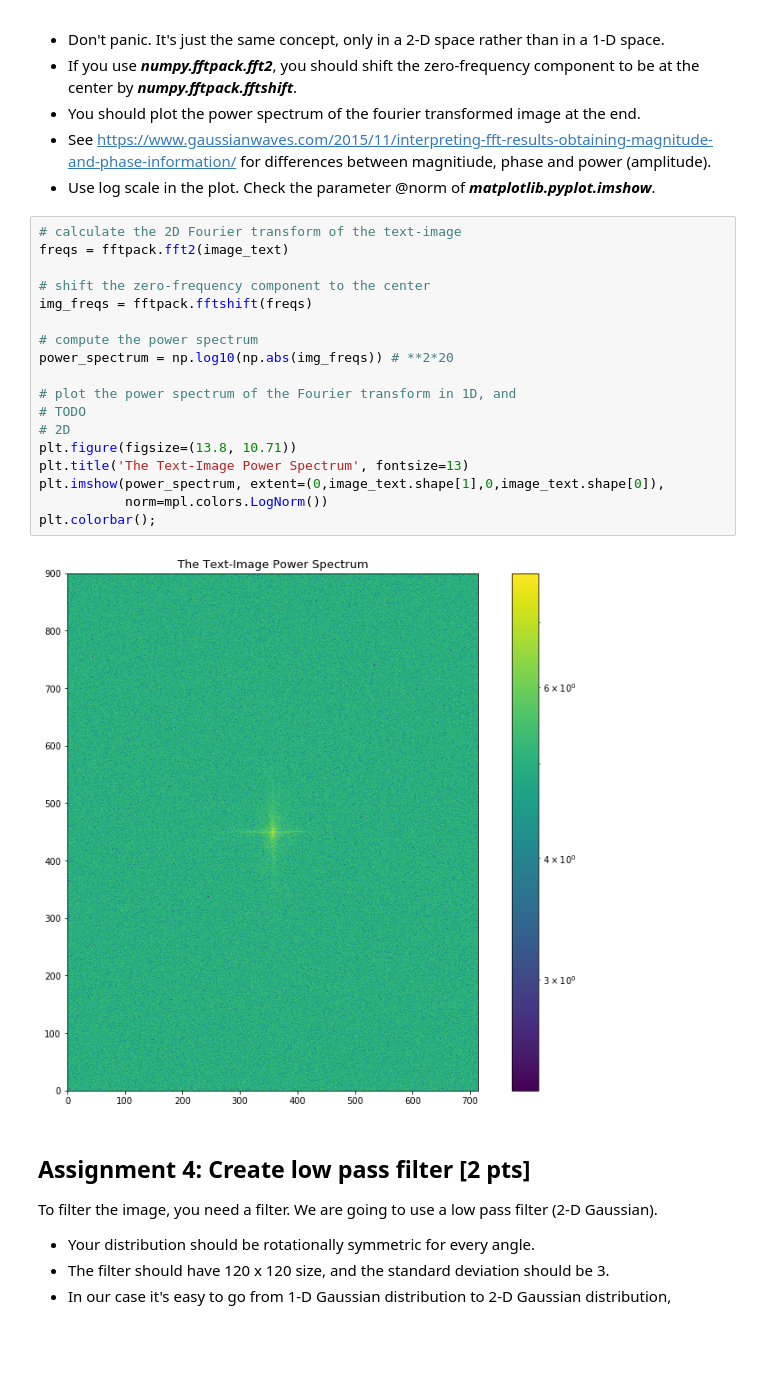
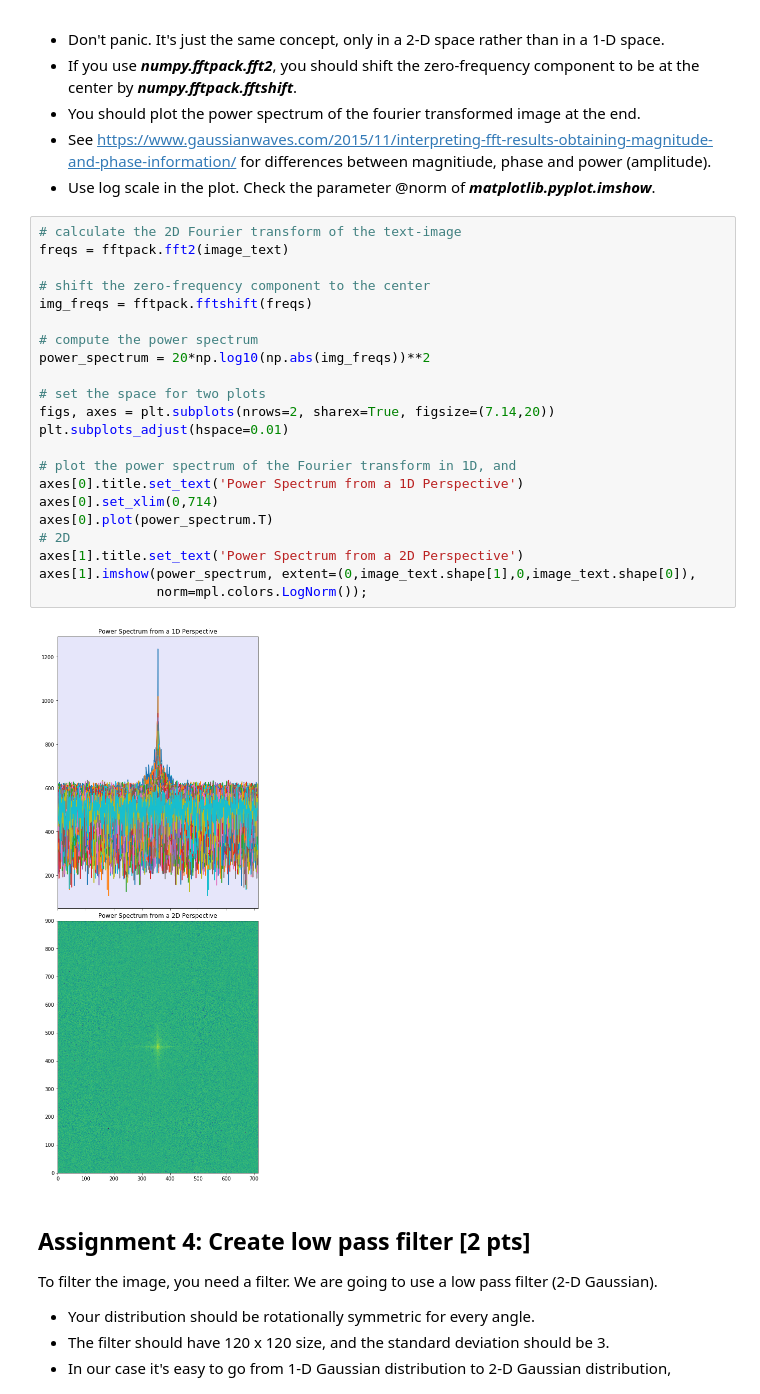
Before and after one commit to NBP-ACC/week-9-acc_01, a Jupyter notebook: sheet07.ipynb, the cells around one changed output. Cells and saved outputs as stored; diff of their text form; blank space fills up the shorter version.

```diff
--- a/sheet07.ipynb
+++ b/sheet07.ipynb
@@ -159,23 +159,27 @@ Do a fourier transform on the image.
 # %%
 # calculate the 2D Fourier transform of the text-image
 freqs = fftpack.fft2(image_text)
 
 # shift the zero-frequency component to the center
 img_freqs = fftpack.fftshift(freqs)
 
 # compute the power spectrum
-power_spectrum = np.log10(np.abs(img_freqs)) # **2*20
+power_spectrum = 20*np.log10(np.abs(img_freqs))**2
+
+# set the space for two plots
+figs, axes = plt.subplots(nrows=2, sharex=True, figsize=(7.14,20))
+plt.subplots_adjust(hspace=0.01)
 
 # plot the power spectrum of the Fourier transform in 1D, and
-# TODO
+axes[0].title.set_text('Power Spectrum from a 1D Perspective')
+axes[0].set_xlim(0,714)
+axes[0].plot(power_spectrum.T)
 # 2D
-plt.figure(figsize=(13.8, 10.71))
-plt.title('The Text-Image Power Spectrum', fontsize=13)
-plt.imshow(power_spectrum, extent=(0,image_text.shape[1],0,image_text.shape[0]),
-           norm=mpl.colors.LogNorm())
-plt.colorbar();
+axes[1].title.set_text('Power Spectrum from a 2D Perspective')
+axes[1].imshow(power_spectrum, extent=(0,image_text.shape[1],0,image_text.shape[0]),
+               norm=mpl.colors.LogNorm());
 # %% [output]
-[figure, old version]
+[figure, new version]
 # %% [markdown]
 ## Assignment 4: Create low pass filter [2 pts]
 To filter the image, you need a filter. We are going to use a low pass filter (2-D Gaussian).
```
Also changed, not shown: parts of 8 cells of this notebook.
